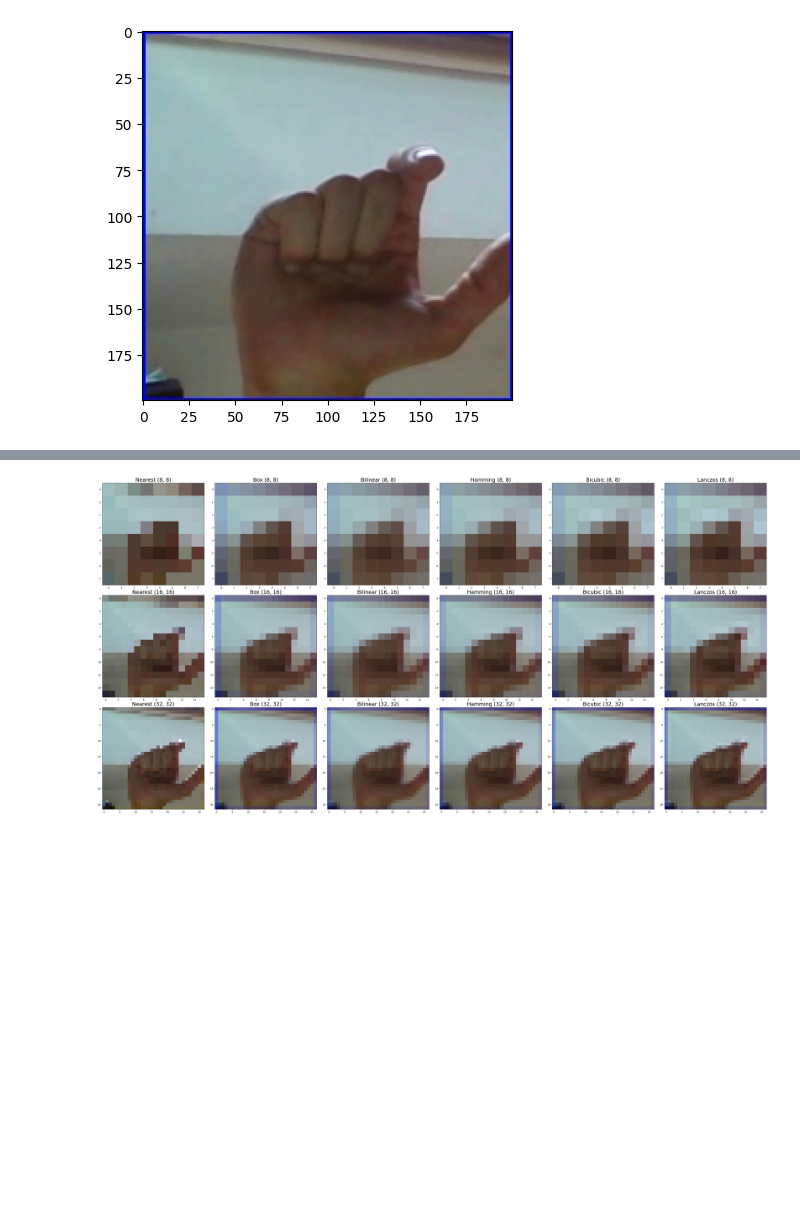
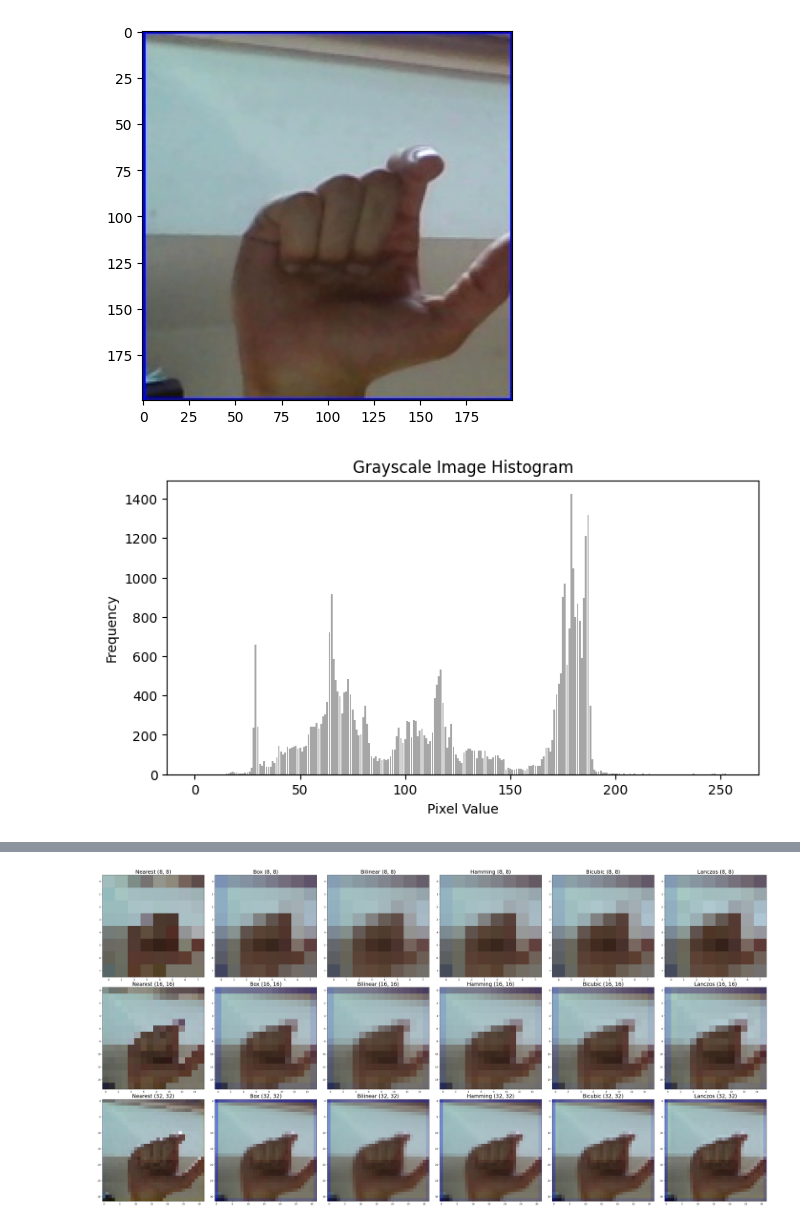
Before and after one commit to teostereciu/mlp, a Jupyter notebook: notebooks/improcess.ipynb, the cells around one changed output, grey strips where cells are left out. Cells and saved outputs as stored; diff of their text form; code cells hidden in the pictures; blank space fills up the shorter version.

Commit message:
normalization + pixel histogram

```diff
--- a/notebooks/improcess.ipynb
+++ b/notebooks/improcess.ipynb
@@ -7,3 +7,22 @@ plt.imshow(img, cmap='gray')
 # %% [output]
 <matplotlib.image.AxesImage at 0x...>
 [figure]
+# %%
+from PIL import Image
+from PIL.Image import Resampling
+image = Image.open(path)
+
+gray = image.convert('L')
+
+def show_histogram(im):
+    histogram = im.histogram()
+    plt.figure(figsize=(8, 4))
+    plt.bar(range(256), histogram, color='gray', alpha=0.7)
+    plt.title("Grayscale Image Histogram")
+    plt.xlabel("Pixel Value")
+    plt.ylabel("Frequency")
+    plt.show()
+
+show_histogram(gray)
+# %% [output]
+[figure, added]
```
Also changed, not shown: parts of 3 cells of this notebook.
